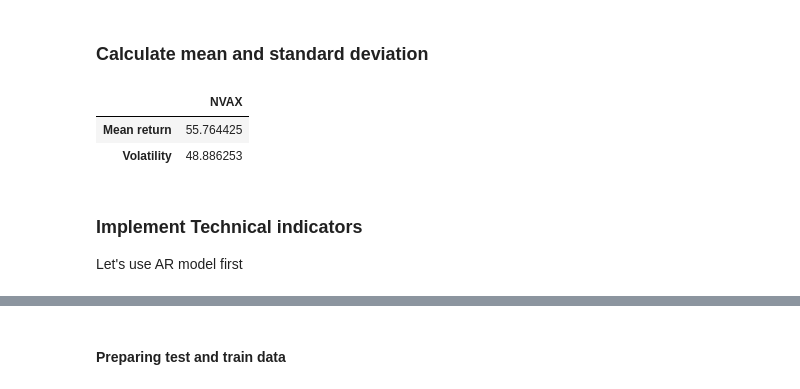
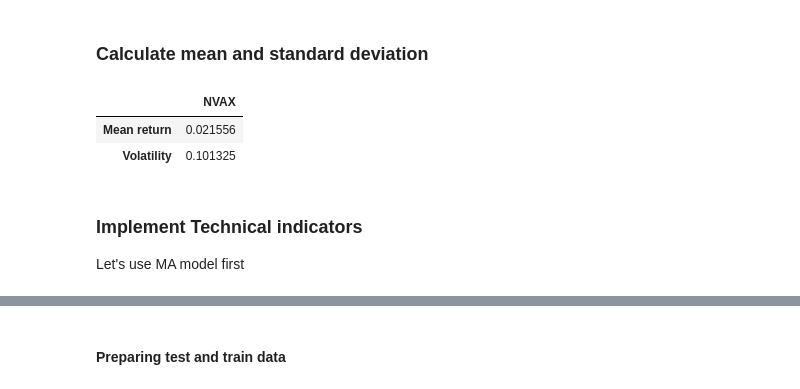
Before and after one commit to kyle-nguyennn/MLFin, a Jupyter notebook: submission1/Submission1.ipynb, the cells around one changed output, grey strips where cells are left out. Saved outputs shown, nothing was run; the diff lists cells and outputs as text; code cells hidden in the pictures.

```diff
--- a/submission1/Submission1.ipynb
+++ b/submission1/Submission1.ipynb
@@ -46,5 +47,7 @@ prices.plot()
 #### NVAX looks intersting, let's analyse futher.
 # %%
 data = prices['NVAX']
-data.name
+print(data.name)
+ret = np.log(data).diff().dropna()
+plt.plot(ret)
 # %% [output]
@@ -52,14 +57,14 @@ data.name
 # %% [markdown]
 ### Calculate mean and standard deviation
 # %%
-mean_return = data.mean()
-std_return = data.std()
+mean_return = ret.mean()
+std_return = ret.std()
 basic_stats = pd.DataFrame([mean_return, std_return], columns = [data.name], index = ['Mean return', 'Volatility'])
 basic_stats
 # %% [output]
 |  | NVAX |
-| Mean return | 55.764425 |
-| Volatility | 48.886253 |
+| Mean return | 0.021556 |
+| Volatility | 0.101325 |
 # %% [markdown]
 ### Implement Technical indicators
-Let's use AR model first
+Let's use MA model first
```
Also changed, not shown: parts of 22 cells of this notebook.
